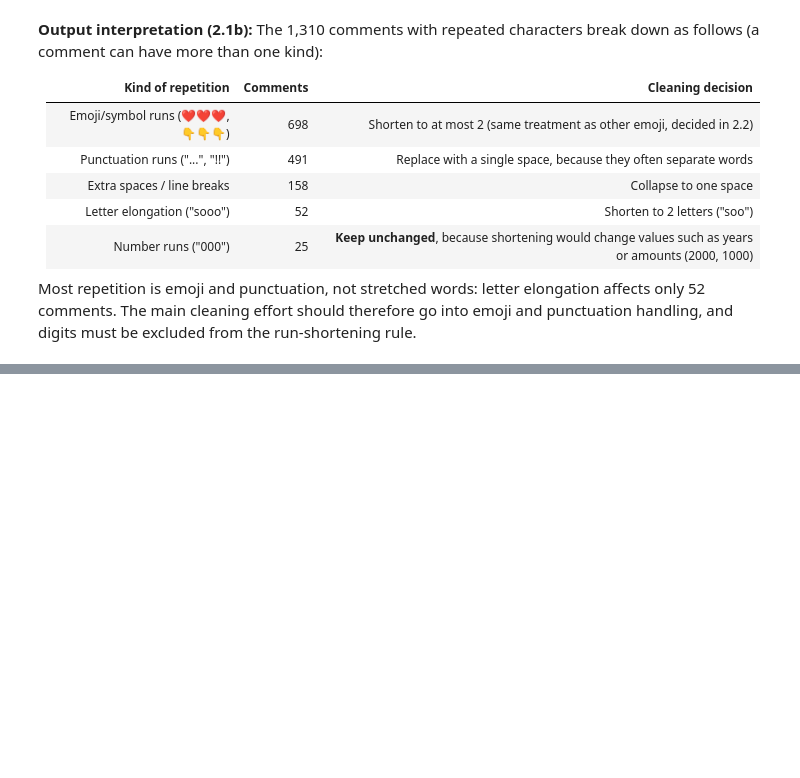
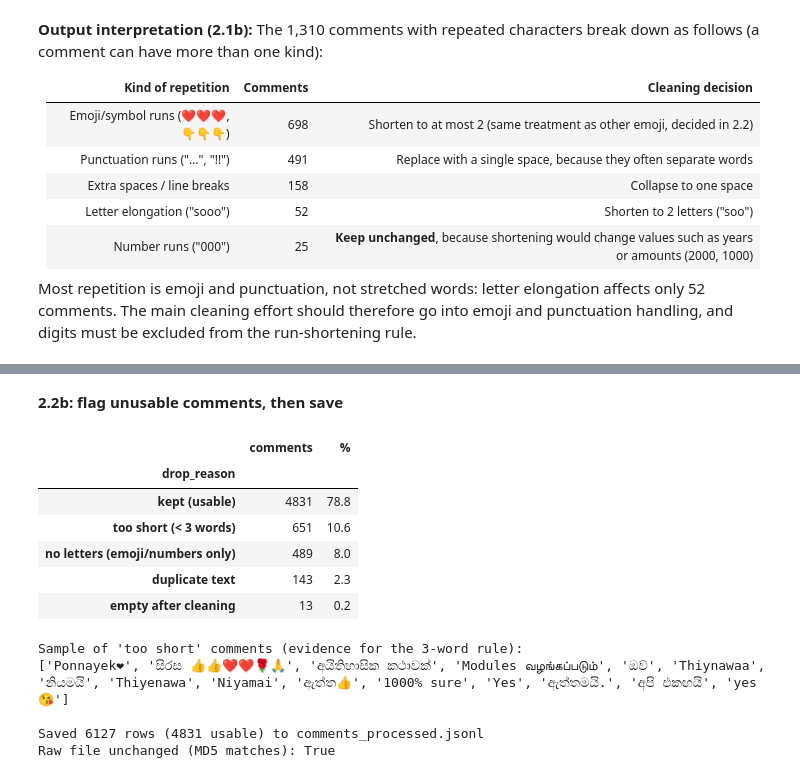
Before and after one commit to SiyumiJayawardhane/sl-edu-reform-voices, a Jupyter notebook: Solution_2410215.ipynb, the cells around one changed output, grey strips where cells are left out. Saved outputs shown, nothing was run; the diff lists cells and outputs as text; code cells hidden in the pictures; blank space fills up the shorter version.

```diff
--- a/Solution_2410215.ipynb
+++ b/Solution_2410215.ipynb
@@ -1001,0 +1086,53 @@ Most repetition is emoji and punctuation, not stretched words: letter elongation
+# %% [markdown]
+**2.2b: flag unusable comments, then save**
+# %%
+LETTER_RE = re.compile(r"[A-Za-z\u0D80-\u0DFF\u0B80-\u0BFF]")
+MIN_WORDS = 3
+
+df["n_words_clean"] = df["text_clean"].str.split().str.len().fillna(0).astype(int)
+
+def drop_reason(text, n_words):
+    if text == "":                   return "empty after cleaning"
+    if not LETTER_RE.search(text):   return "no letters (emoji/numbers only)"
+    if n_words < MIN_WORDS:          return f"too short (< {MIN_WORDS} words)"
+    return ""
+
+df["drop_reason"] = [drop_reason(t, n) for t, n in zip(df["text_clean"], df["n_words_clean"])]
+
+# repeated text: among remaining comments, keep only the earliest copy
+df = df.sort_values("published_at")
+ok = df[df["drop_reason"] == ""]
+dup_idx = ok.index[ok["text_clean"].str.lower().duplicated(keep="first")]
+df.loc[dup_idx, "drop_reason"] = "duplicate text"
+df["usable"] = df["drop_reason"] == ""
+
+summary = df["drop_reason"].replace("", "kept (usable)").value_counts().to_frame("comments")
+summary["%"] = (100 * summary["comments"] / len(df)).round(1)
+display(summary)
+
+print("Sample of 'too short' comments (evidence for the 3-word rule):")
+print(df.loc[df["drop_reason"].str.startswith("too short"), "text_clean"]
+        .sample(15, random_state=SEED).tolist())
+
+# save processed file (no original text, so no usernames) and confirm raw file unchanged
+cols = ["comment_id", "parent_id", "is_reply", "video_id", "channel_id", "channel_title",
+        "published_at", "like_count", "text_clean", "n_words_clean", "drop_reason", "usable"]
+df[cols].to_json(PROC_FILE, orient="records", lines=True, force_ascii=False)
+
+with open(RAW_FILE, "rb") as f:
+    same = hashlib.md5(f.read()).hexdigest() == RAW_MD5
+print(f"\nSaved {len(df)} rows ({df['usable'].sum()} usable) to comments_processed.jsonl")
+print("Raw file unchanged (MD5 matches):", same)
+# %% [output]
+|  | comments | % |
+| drop_reason |  |  |
+| kept (usable) | 4831 | 78.8 |
+| too short (< 3 words) | 651 | 10.6 |
+| no letters (emoji/numbers only) | 489 | 8.0 |
+| duplicate text | 143 | 2.3 |
+| empty after cleaning | 13 | 0.2 |
+Sample of 'too short' comments (evidence for the 3-word rule):
+['Ponnayek❤', 'සිරස 👍👍❤️❤️🌹🙏', 'අයිතිහාසික කථාවක්', 'Modules வழங்கப்படும்', 'ඔව්', 'Thiynawaa', 'නියමයි', 'Thiyenawa', 'Niyamai', 'ඇත්ත👍', '1000% sure', 'Yes', 'ඇත්තමයි.', 'අපි එකඟයි', 'yes 😘']
+
+Saved 6127 rows (4831 usable) to comments_processed.jsonl
+Raw file unchanged (MD5 matches): True
```
Also changed, not shown: parts of 5 cells of this notebook.
